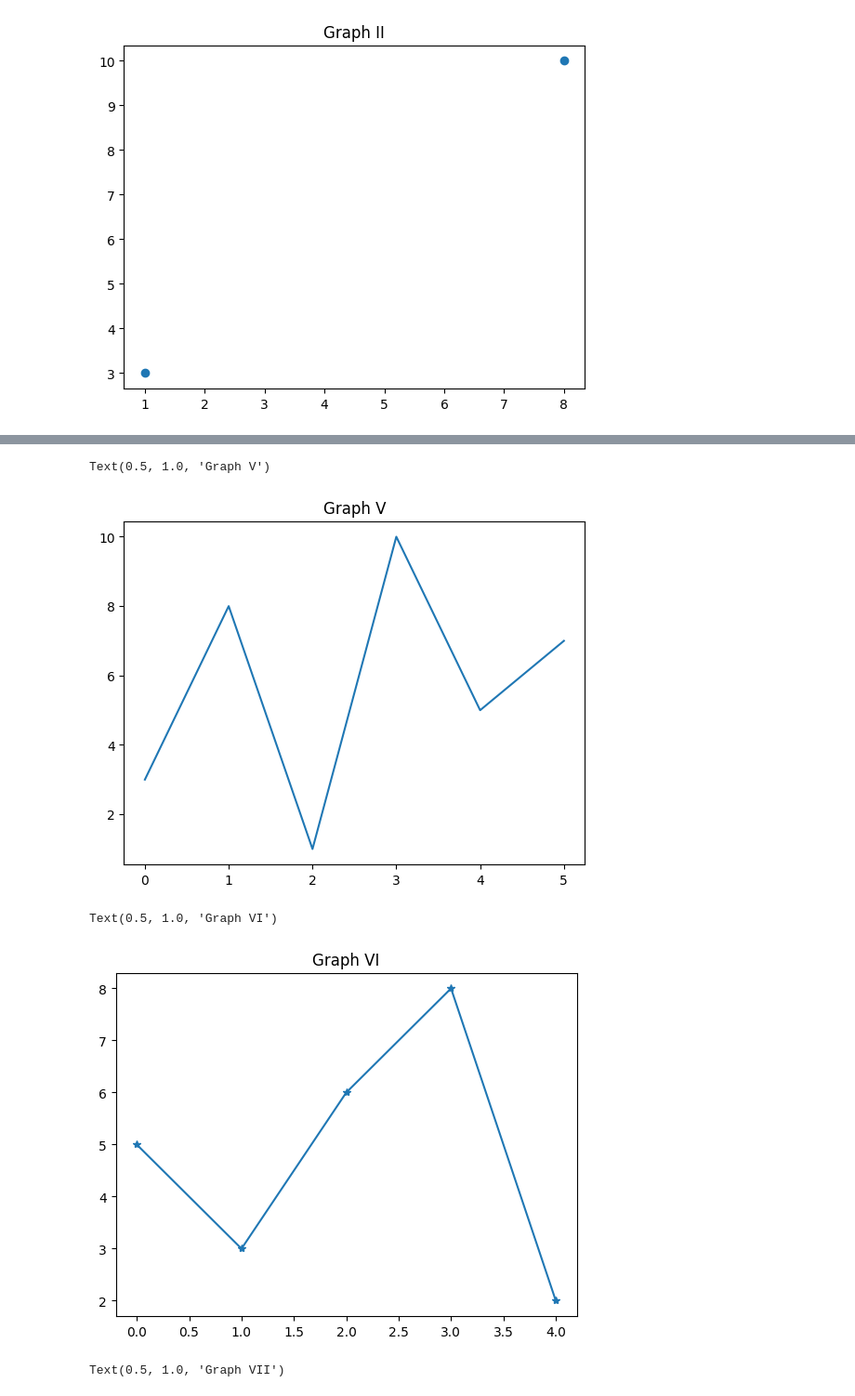
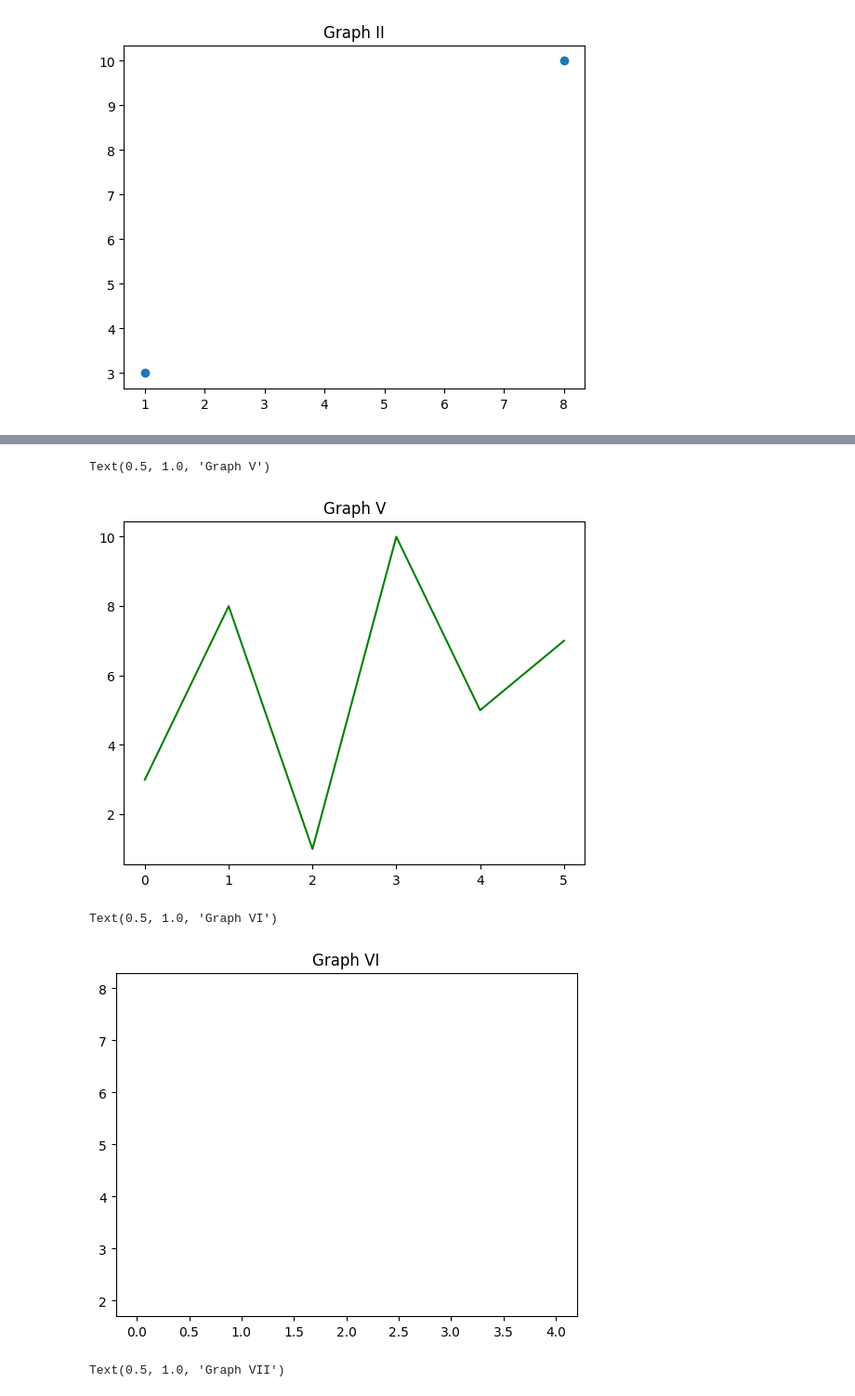
Before and after one commit to V-Adithya/DAV-Python, a Jupyter notebook: DAV Labsheet 1.ipynb, the cells around one changed output, grey strips where cells are left out. Shown at 93% size. Saved outputs shown, nothing was run; the diff lists cells and outputs as text; code cells hidden in the pictures.

```diff
--- a/DAV Labsheet 1.ipynb
+++ b/DAV Labsheet 1.ipynb
@@ -125,19 +125,20 @@ Text(0.5, 1.0, 'Graph IV')
 # %%
 y=np.array([3,8,1,10,5,7])
 
-plt.plot(y)
+plt.plot(y,'g')
 plt.title("Graph V")
 # %% [output]
 Text(0.5, 1.0, 'Graph V')
-[figure, old version]
+[figure, new version]
 # %%
 #y=np.array([1,1,2,3,4,3,2,8,9,8,2,3,4,3,2,1,1])
 y=np.array([5,3,6,8,2])
-plt.plot(y,marker='*')
+plt.plot(y,'w',marker='*')
 plt.title("Graph VI")
+#the lines are in white color
 # %% [output]
 Text(0.5, 1.0, 'Graph VI')
-[figure, old version]
+[figure, new version]
 # %%
 y=np.array([5,3,6,8,23,6,3,23,5])
 plt.plot(y,'o:b')
```
Also changed, not shown: parts of 5 cells of this notebook.
